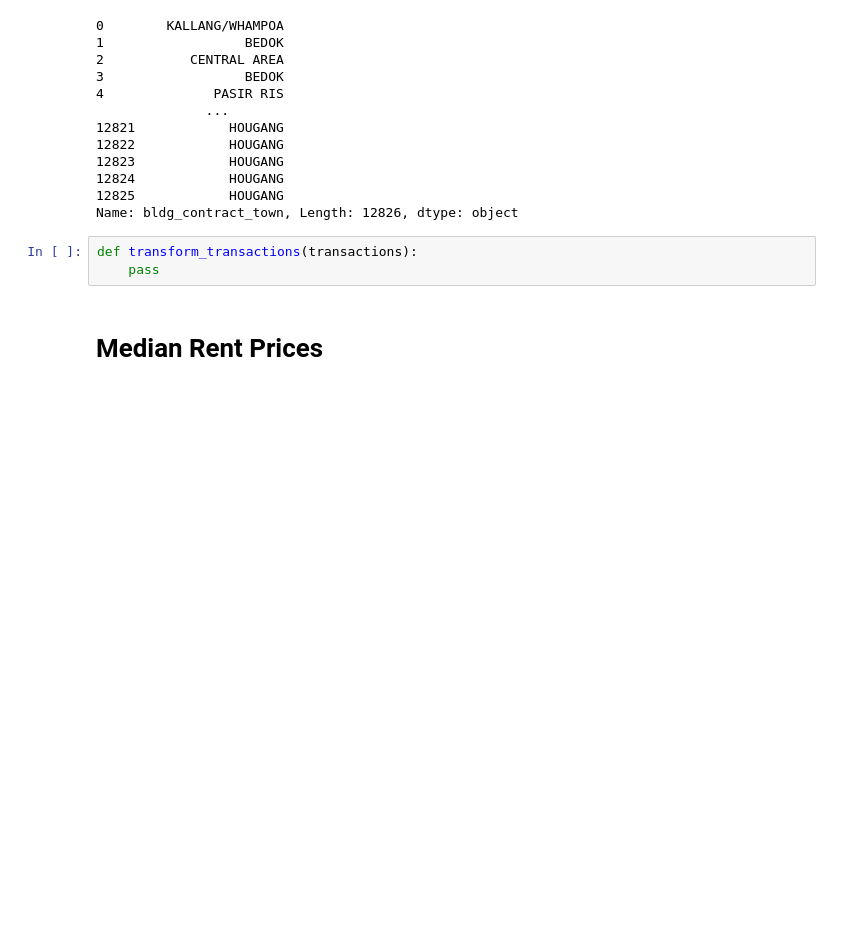
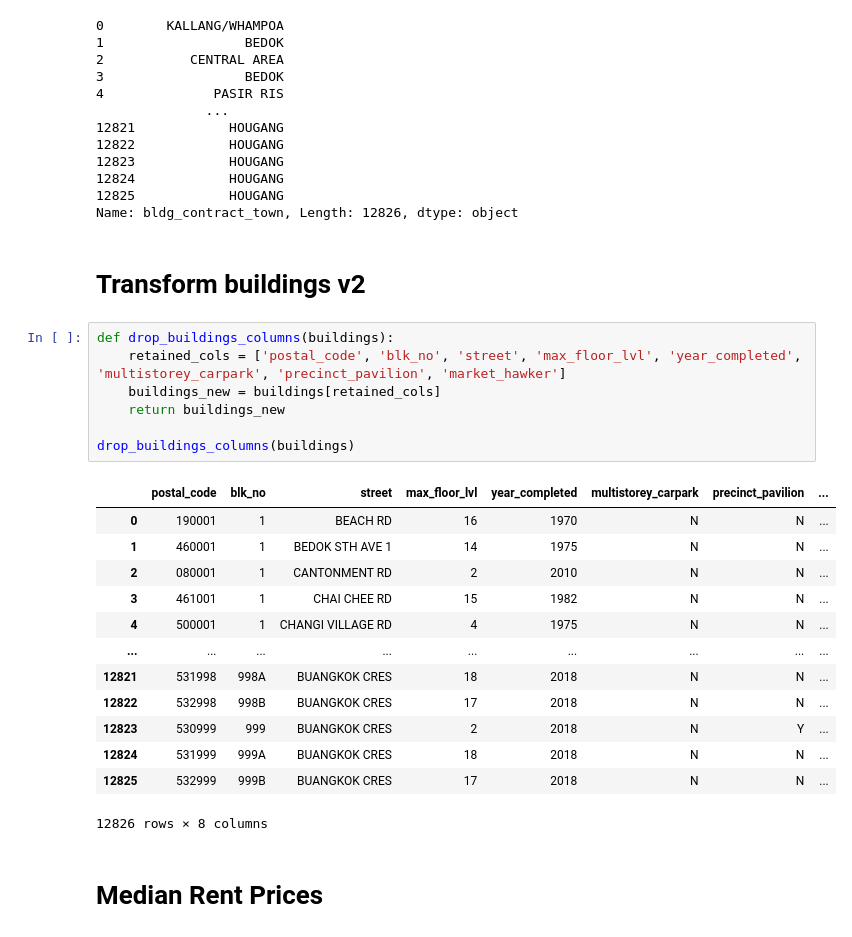
Before and after one commit to dylanlo8/Dagger, a Jupyter notebook: test.ipynb, the cells around one changed output. Saved outputs shown, nothing was run; the diff lists cells and outputs as text; blank space fills up the shorter version.

```diff
--- a/test.ipynb
+++ b/test.ipynb
@@ -251,8 +252,28 @@ rename_buildings_town(buildings)['bldg_contract_town']
 12824            HOUGANG
 12825            HOUGANG
 Name: bldg_contract_town, Length: 12826, dtype: object
-# %%
-def transform_transactions(transactions):
-    pass
+# %% [markdown]
+# Transform buildings v2
+# %%
+def drop_buildings_columns(buildings):
+    retained_cols = ['postal_code', 'blk_no', 'street', 'max_floor_lvl', 'year_completed', 'multistorey_carpark', 'precinct_pavilion', 'market_hawker']
+    buildings_new = buildings[retained_cols]
+    return buildings_new
+
+drop_buildings_columns(buildings)
+# %% [output]
+|  | postal_code | blk_no | street | max_floor_lvl | year_completed | multistorey_carpark | precinct_pavilion | ... |
+| 0 | 190001 | 1 | BEACH RD | 16 | 1970 | N | N | ... |
+| 1 | 460001 | 1 | BEDOK STH AVE 1 | 14 | 1975 | N | N | ... |
+| 2 | 080001 | 1 | CANTONMENT RD | 2 | 2010 | N | N | ... |
+| 3 | 461001 | 1 | CHAI CHEE RD | 15 | 1982 | N | N | ... |
+| 4 | 500001 | 1 | CHANGI VILLAGE RD | 4 | 1975 | N | N | ... |
+| ... | ... | ... | ... | ... | ... | ... | ... | ... |
+| 12821 | 531998 | 998A | BUANGKOK CRES | 18 | 2018 | N | N | ... |
+| 12822 | 532998 | 998B | BUANGKOK CRES | 17 | 2018 | N | N | ... |
+| 12823 | 530999 | 999 | BUANGKOK CRES | 2 | 2018 | N | Y | ... |
+| 12824 | 531999 | 999A | BUANGKOK CRES | 18 | 2018 | N | N | ... |
+| 12825 | 532999 | 999B | BUANGKOK CRES | 17 | 2018 | N | N | ... |
+12826 rows × 8 columns
 # %% [markdown]
 # Median Rent Prices
```
Also changed, not shown: parts of 10 cells of this notebook.
